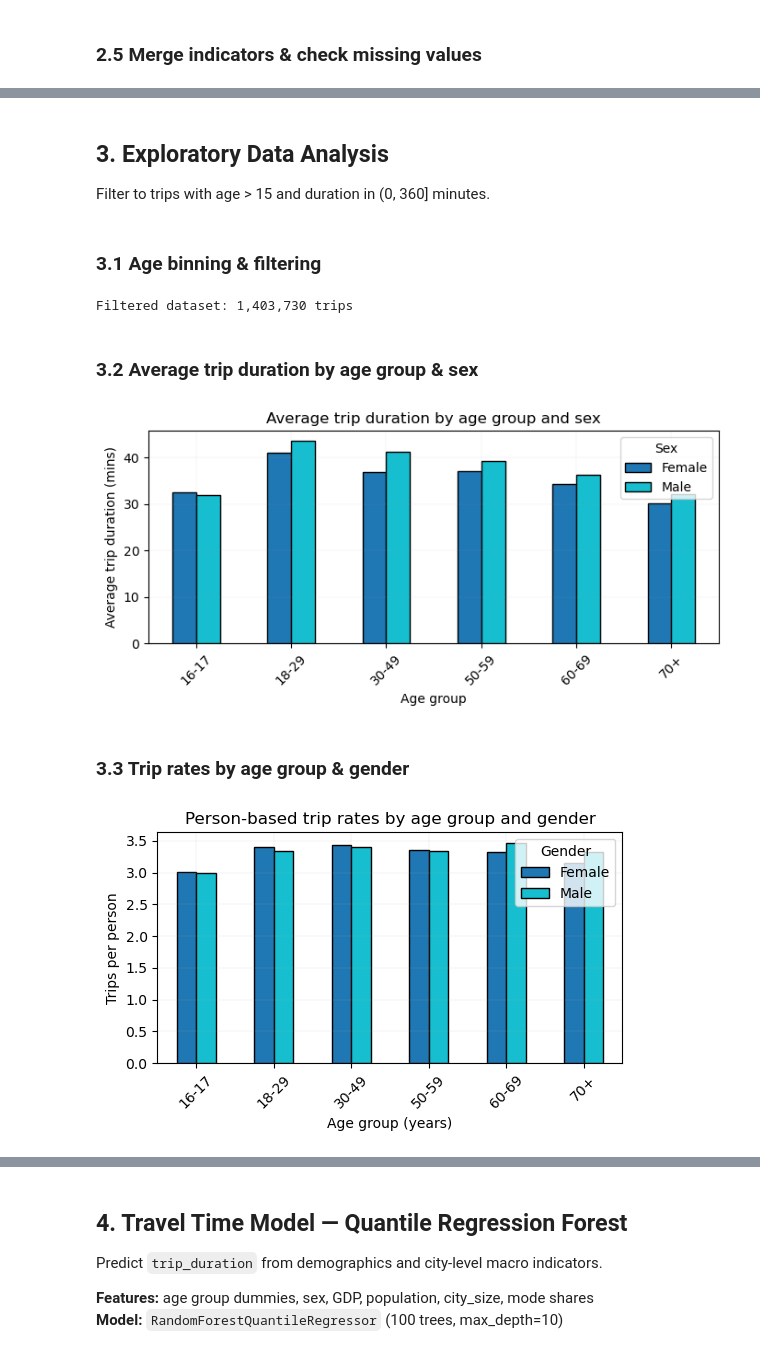
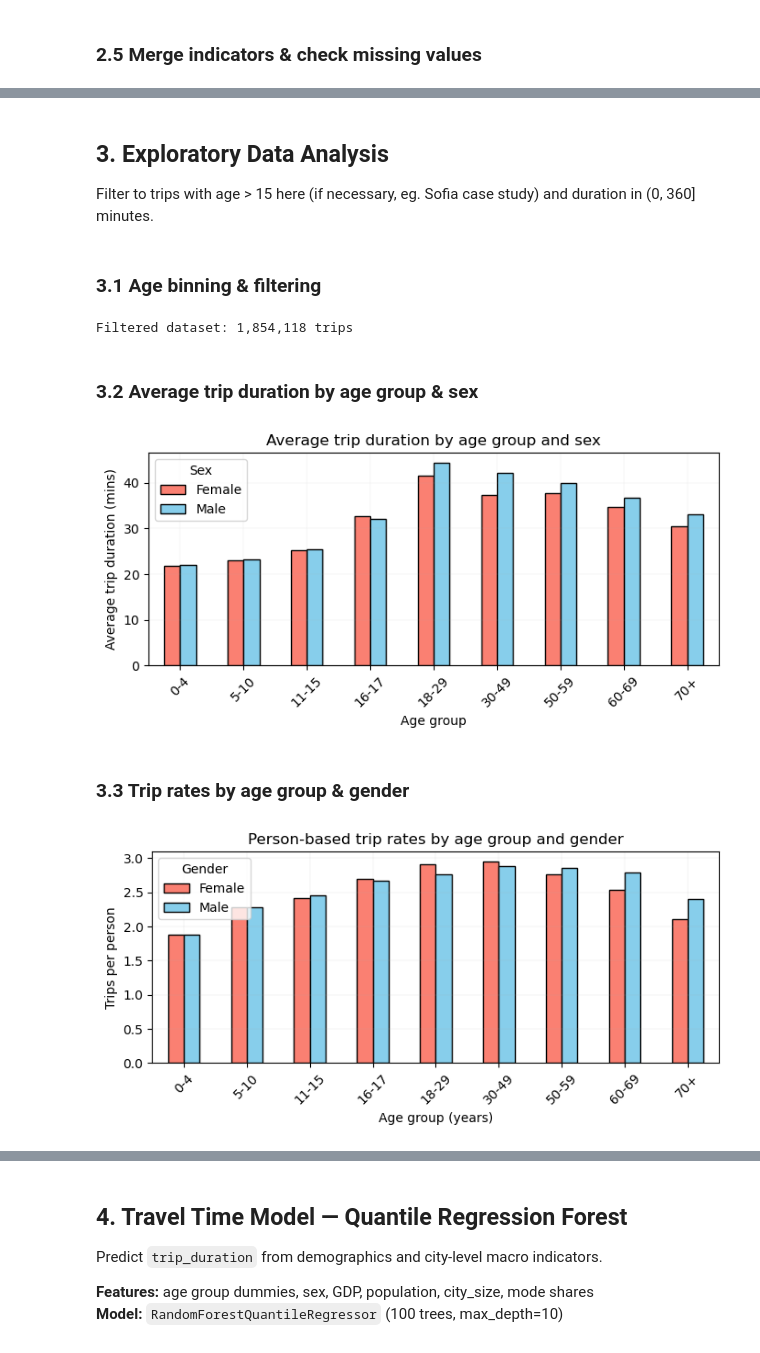
Before and after one commit to Public-Health-Modelling-Cambridge/travelBehaviour, a Jupyter notebook: travelBehaviour.ipynb, the cells around one changed output, grey strips where cells are left out. Drawn from its saved outputs; the diff is of its cells as text; code cells hidden in the pictures.

```diff
--- a/travelBehaviour.ipynb
+++ b/travelBehaviour.ipynb
@@ -211,28 +361,31 @@ dtype: int64
 # %% [markdown]
 ## 3. Exploratory Data Analysis
 
-Filter to trips with age > 15 and duration in (0, 360] minutes.
+Filter to trips with age > 15 here (if necessary, eg. Sofia case study) and duration in (0, 360] minutes.
 # %% [markdown]
 ### 3.1 Age binning & filtering
 # %%
-AGE_BINS = [15, 18, 30, 50, 60, 70, 120]
-AGE_LABELS = ['16-17', '18-29', '30-49', '50-59', '60-69', '70+']
+AGE_CAT = [1, 2, 3, 4, 5, 6, 7, 8, 9]
+AGE_BINS = [0, 5, 11, 16, 18, 30, 50, 60, 70, 125]
+AGE_LABELS = ['0-4', '5-10', '11-15', '16-17', '18-29', '30-49', '50-59', '60-69', '70+']
 
 df['age_group_label'] = pd.cut(
     df['age'], bins=AGE_BINS, labels=AGE_LABELS, right=False
 )
 
+df['p.age_gr'] = pd.cut(
+    df["age"], bins=AGE_BINS, labels=AGE_CAT, right=False
+)
+
 df_filtered = df[
-    (df['age'] > 15) &
-    (df['trip_duration'] > 0) &
-    (df['trip_duration'] <= 360)
+    (df['age'] > -1)
 ].copy()
 
 df["sex_Male"] = (df.sex == "Male")
 
 print(f"Filtered dataset: {len(df_filtered):,} trips")
 # %% [output]
-Filtered dataset: 1,403,730 trips
+Filtered dataset: 1,854,118 trips
 # %% [markdown]
 ### 3.2 Average trip duration by age group & sex
 # %%
@@ -244,7 +397,7 @@ avg_trip_duration = (
 )
 
 fig, ax = plt.subplots(figsize=(8, 3))
-avg_trip_duration.plot(kind='bar', ax=ax, colormap='tab10', edgecolor='black')
+avg_trip_duration.plot(kind='bar', ax=ax, color=['salmon', 'skyblue'], edgecolor='black')
 ax.set_xlabel('Age group')
 ax.set_ylabel('Average trip duration (mins)')
 ax.set_title('Average trip duration by age group and sex')
@@ -253,27 +406,27 @@ ax.legend(title='Sex')
 ax.grid(lw=0.1, alpha=0.7)
 plt.show()
 # %% [output]
-[figure, old version]
+[figure, new version]
 # %% [markdown]
 ### 3.3 Trip rates by age group & gender
 # %%
 trips_per_person = df_filtered.groupby(
     ['age_group_label', 'sex'], observed=True
 )['new_trip_id'].count()
 
 people_per_group = df_filtered.groupby(
     ['age_group_label', 'sex'], observed=True
 )['new_participant_id'].nunique()
 
 trip_rate_df = (trips_per_person / people_per_group).unstack()
 
-ax = trip_rate_df.plot(kind='bar', figsize=(6, 3), colormap='tab10', edgecolor='black')
+ax = trip_rate_df.plot(kind='bar', figsize=(8, 3), color=['salmon', 'skyblue'], edgecolor='black')
 ax.set_xlabel('Age group (years)')
 ax.set_ylabel('Trips per person')
 ax.set_title('Person-based trip rates by age group and gender')
 ax.set_xticklabels(trip_rate_df.index, rotation=45)
 ax.legend(title='Gender')
 ax.grid(lw=0.1)
 plt.show()
 # %% [output]
-[figure, old version]
+[figure, new version]
```
Also changed, not shown: parts of 49 cells of this notebook.
